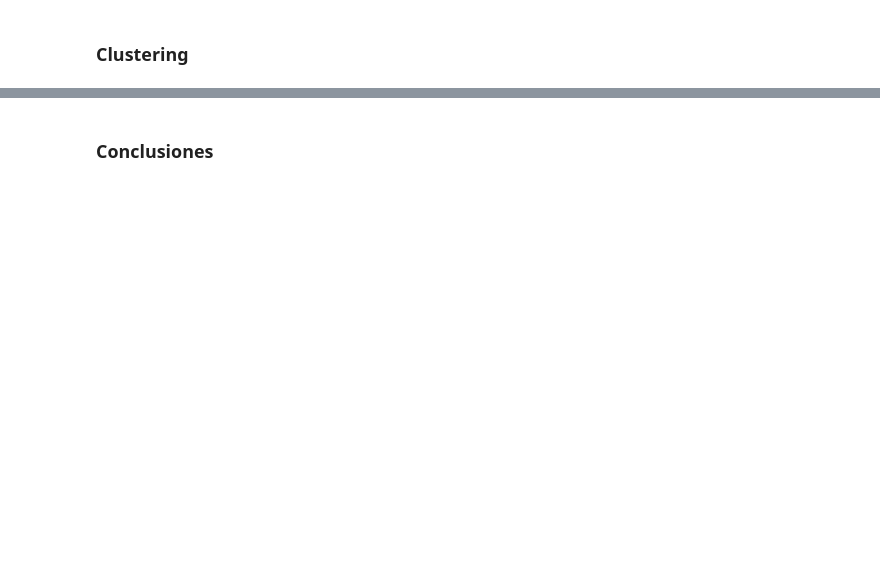
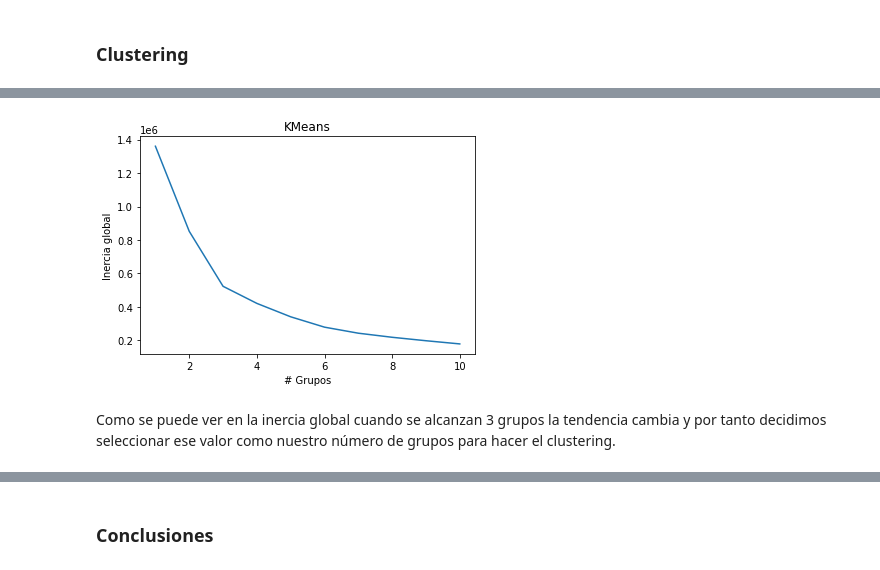
Before and after one commit to Palacios-F/Proyecto_CDIN, a Jupyter notebook: CODE/Proyecto.ipynb, the cells around one changed output, grey strips where cells are left out. Drawn from its saved outputs; the diff is of its cells as text; code cells hidden in the pictures; blank space fills up the shorter version.

```diff
--- a/CODE/Proyecto.ipynb
+++ b/CODE/Proyecto.ipynb
@@ -277,0 +318,4 @@ Dada la conclusión anterior resultaba muy particular por lo que al comparar los
+# %%
+num = np.arange(4)
+# %%
+dit = {alarma[i]: num[i] for i in range(len(alarma))}
@@ -287,5 +367,7 @@ Si consideramos que la mayor parte de la información esta contenida dentro de l
 # %%
 incidentes = insight5[:5].index.to_list()
+# %%
+data['multi_alarma'] = data['clas_con_f_alarma'].apply(lambda x: dit[x])
 # %%
 new_data = pd.concat([data[data['incidente_c4'] == i] for i in incidentes])
 new_data.reset_index(inplace = True)
@@ -448,0 +539,23 @@ Con esta comparativa se puede observar como se obtienen resultados similares por
+# %%
+### criterio del codo
+data_clust = data[['latitud','longitud']]
+
+
+data_std = (data_clust-data_clust.mean(axis=0))/data_clust.std(axis=0)
+
+
+inercias = np.zeros(10)
+for k in np.arange(10)+1:
+    model = KMeans(n_clusters=k,init = 'random')
+    model = model.fit(data_std)
+    inercias[k-1] = model.inertia_
+
+plt.plot(np.arange(1,11),inercias)
+plt.title('KMeans')
+plt.xlabel('# Grupos')
+plt.ylabel('Inercia global')
+plt.show()
+# %% [output]
+[figure, added]
+# %% [markdown]
+Como se puede ver en la inercia global cuando se alcanzan 3 grupos la tendencia cambia y por tanto decidimos seleccionar ese valor como nuestro número de grupos para hacer el clustering.
```
Also changed, not shown: parts of 63 cells of this notebook, 9 other files.
